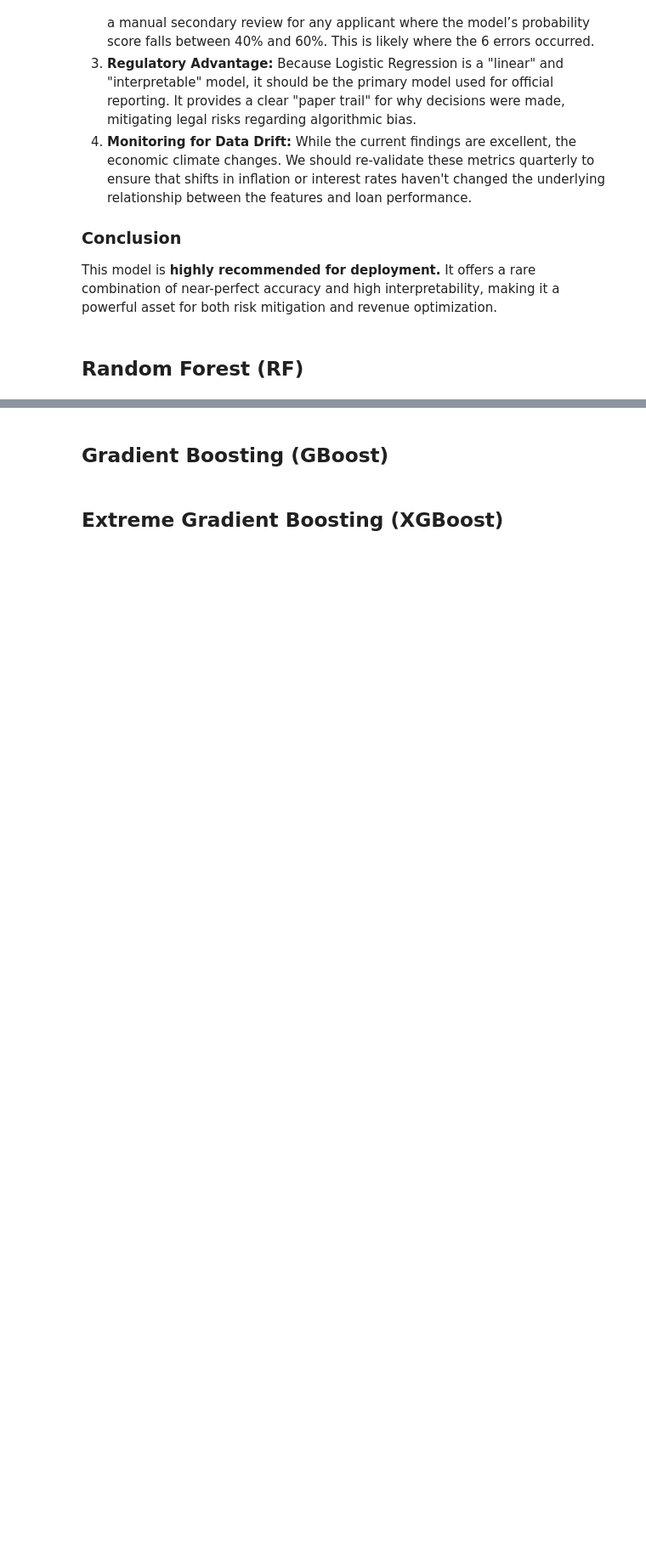
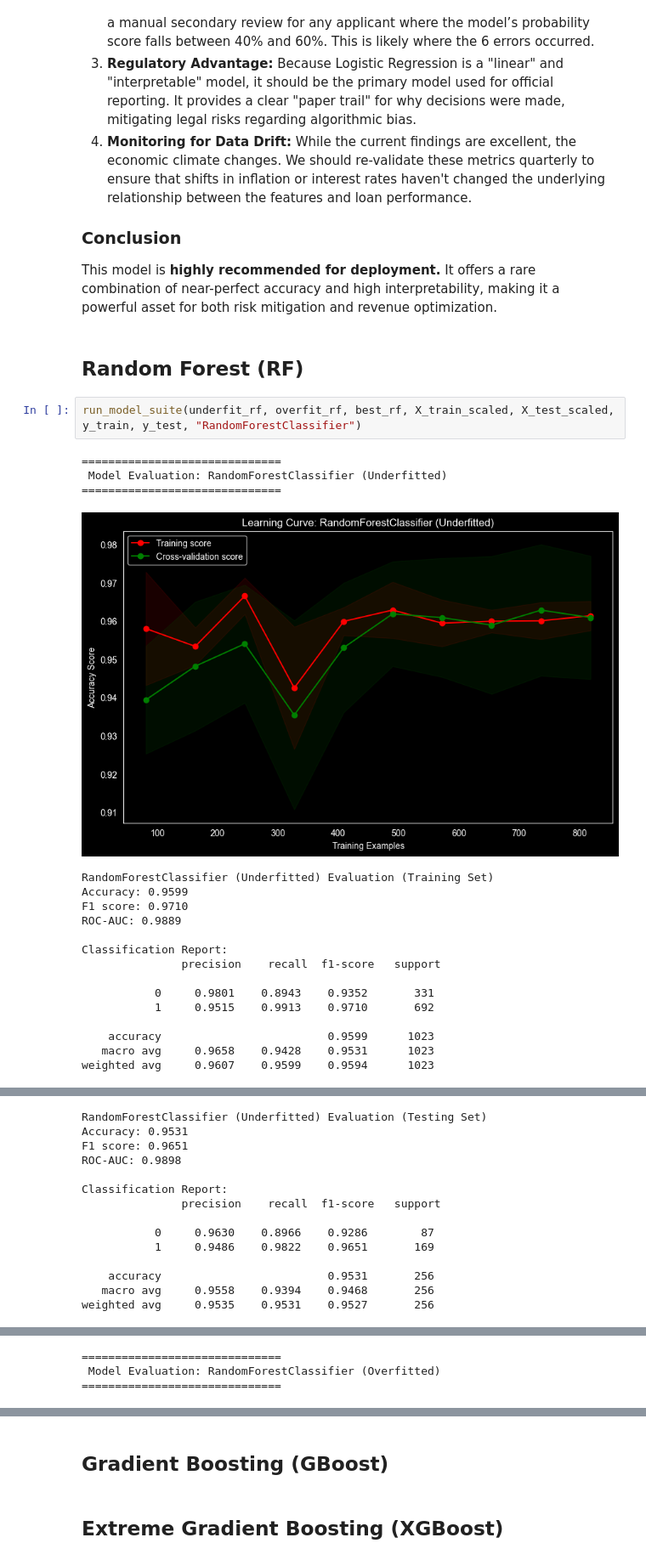
Before and after one commit to hazhalim/dmw-group-project, a Jupyter notebook: WIE3007_Group_Project_Group_11.ipynb, the cells around one changed output, grey strips where cells are left out. Shown at 85% size. Saved outputs shown, nothing was run; the diff lists cells and outputs as text; blank space fills up the shorter version.

Commit message:
Added model evaluation for Random Forest

```diff
--- a/WIE3007_Group_Project_Group_11.ipynb
+++ b/WIE3007_Group_Project_Group_11.ipynb
@@ -1387,3 +1387,24 @@ The provided report notes that since this is not a decision tree, it "has no fea
 This model is **highly recommended for deployment.** It offers a rare combination of near-perfect accuracy and high interpretability, making it a powerful asset for both risk mitigation and revenue optimization.
 # %% [markdown]
 ## **Random Forest (RF)**
+# %%
+run_model_suite(underfit_rf, overfit_rf, best_rf, X_train_scaled, X_test_scaled, y_train, y_test, "RandomForestClassifier")
+# %% [output]
+==============================
+ Model Evaluation: RandomForestClassifier (Underfitted)
+==============================
+[figure, added]
+RandomForestClassifier (Underfitted) Evaluation (Training Set)
+Accuracy: 0.9599
+F1 score: 0.9710
+ROC-AUC: 0.9889
+
+Classification Report:
+               precision    recall  f1-score   support
+
+           0     0.9801    0.8943    0.9352       331
+           1     0.9515    0.9913    0.9710       692
+
+    accuracy                         0.9599      1023
+   macro avg     0.9658    0.9428    0.9531      1023
+weighted avg     0.9607    0.9599    0.9594      1023
@@ -1389,0 +1412,14 @@ This model is **highly recommended for deployment.** It offers a rare combinatio
+RandomForestClassifier (Underfitted) Evaluation (Testing Set)
+Accuracy: 0.9531
+F1 score: 0.9651
+ROC-AUC: 0.9898
+
+Classification Report:
+               precision    recall  f1-score   support
+
+           0     0.9630    0.8966    0.9286        87
+           1     0.9486    0.9822    0.9651       169
+
+    accuracy                         0.9531       256
+   macro avg     0.9558    0.9394    0.9468       256
+weighted avg     0.9535    0.9531    0.9527       256
@@ -1389,0 +1427,3 @@ This model is **highly recommended for deployment.** It offers a rare combinatio
+==============================
+ Model Evaluation: RandomForestClassifier (Overfitted)
+==============================
```
Also changed, not shown: parts of 2 cells of this notebook.
